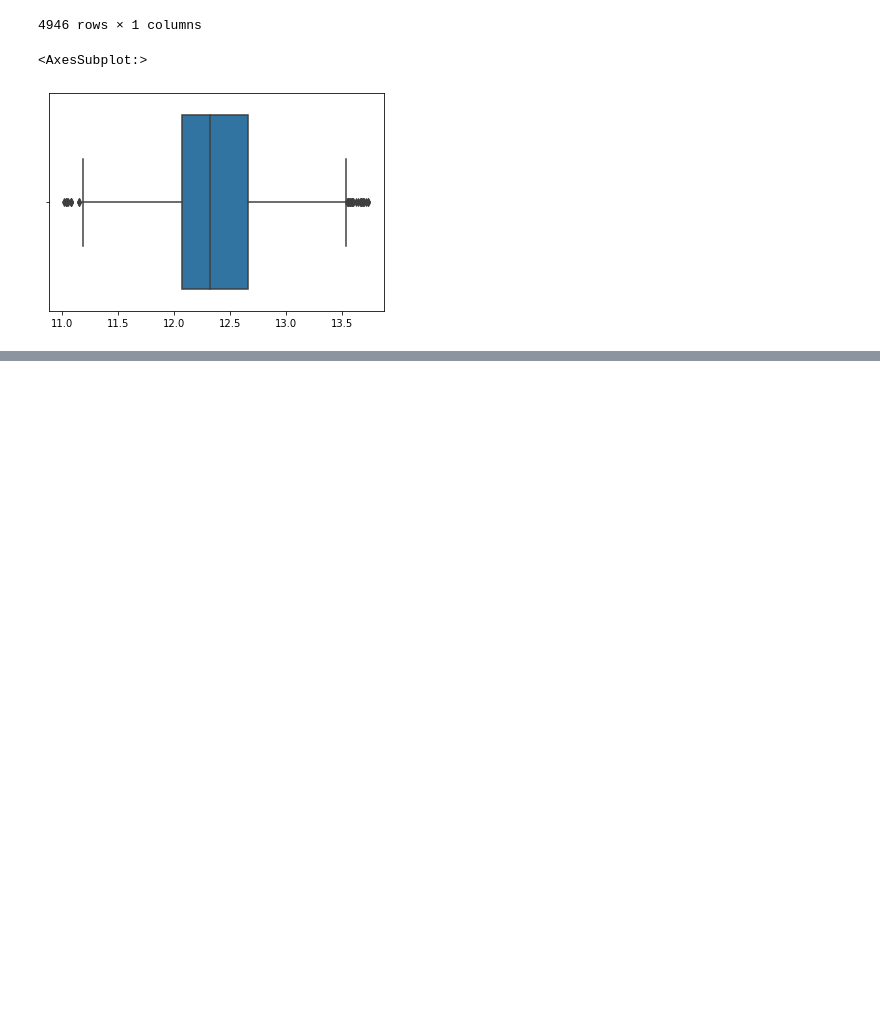
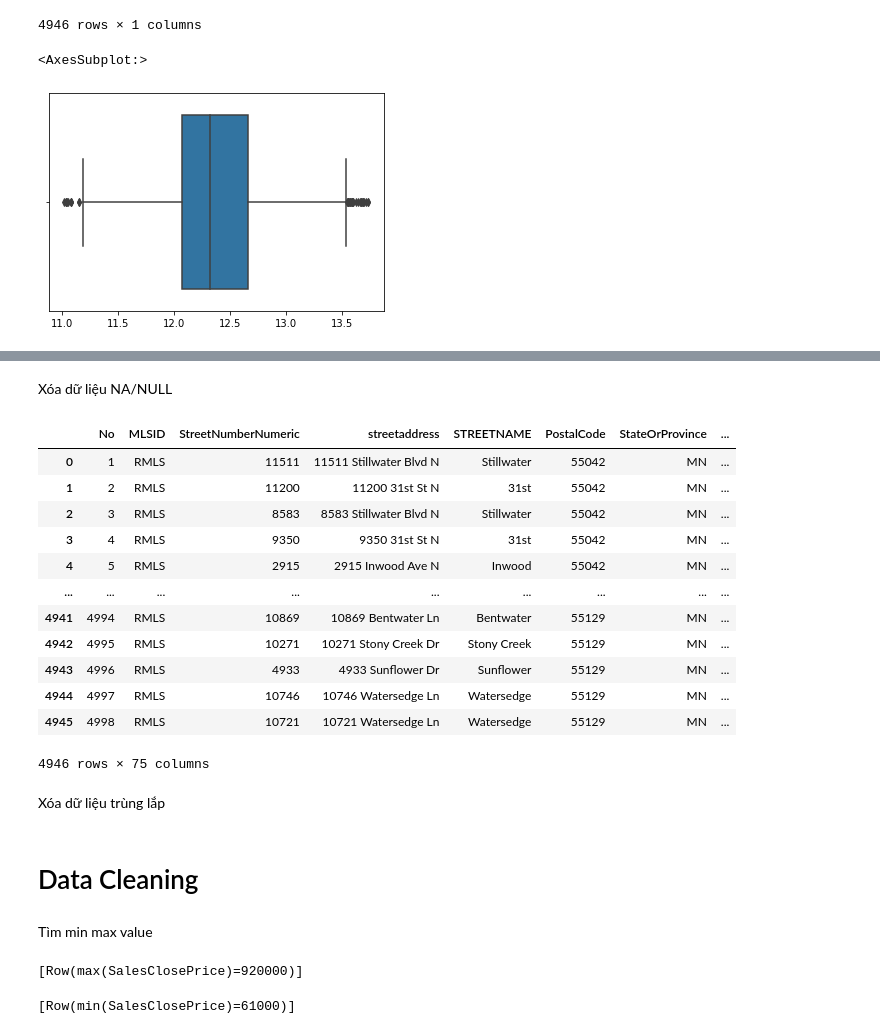
Before and after one commit to cuongpiger/CSC_Big_Data_in_Machine_Learning, a Jupyter notebook: Chapter 05. Data Pre-processing/demo.ipynb, the cells around one changed output, grey strips where cells are left out. Cells and saved outputs as stored; diff of their text form; code cells hidden in the pictures; blank space fills up the shorter version.

```diff
--- a/Chapter 05. Data Pre-processing/demo.ipynb
+++ b/Chapter 05. Data Pre-processing/demo.ipynb
@@ -162,0 +160,2 @@ ValueError: The truth value of a DataFrame is ambiguous. Use a.empty, a.bool(),
+# %% [markdown]
+Xóa dữ liệu NA/NULL
@@ -162,0 +166,30 @@ ValueError: The truth value of a DataFrame is ambiguous. Use a.empty, a.bool(),
+# %%
+df_sub.toPandas()
+# %% [output]
+|  | No | MLSID | StreetNumberNumeric | streetaddress | STREETNAME | PostalCode | StateOrProvince | ... |
+| 0 | 1 | RMLS | 11511 | 11511 Stillwater Blvd N | Stillwater | 55042 | MN | ... |
+| 1 | 2 | RMLS | 11200 | 11200 31st St N | 31st | 55042 | MN | ... |
+| 2 | 3 | RMLS | 8583 | 8583 Stillwater Blvd N | Stillwater | 55042 | MN | ... |
+| 3 | 4 | RMLS | 9350 | 9350 31st St N | 31st | 55042 | MN | ... |
+| 4 | 5 | RMLS | 2915 | 2915 Inwood Ave N | Inwood | 55042 | MN | ... |
+| ... | ... | ... | ... | ... | ... | ... | ... | ... |
+| 4941 | 4994 | RMLS | 10869 | 10869 Bentwater Ln | Bentwater | 55129 | MN | ... |
+| 4942 | 4995 | RMLS | 10271 | 10271 Stony Creek Dr | Stony Creek | 55129 | MN | ... |
+| 4943 | 4996 | RMLS | 4933 | 4933 Sunflower Dr | Sunflower | 55129 | MN | ... |
+| 4944 | 4997 | RMLS | 10746 | 10746 Watersedge Ln | Watersedge | 55129 | MN | ... |
+| 4945 | 4998 | RMLS | 10721 | 10721 Watersedge Ln | Watersedge | 55129 | MN | ... |
+4946 rows × 75 columns
+# %% [markdown]
+Xóa dữ liệu trùng lắp
+# %% [markdown]
+# Data Cleaning
+# %% [markdown]
+Tìm min max value
+# %%
+df_sub.agg({'SalesClosePrice': 'max'}).collect()
+# %% [output]
+[Row(max(SalesClosePrice)=920000)]
+# %%
+df_sub.agg({'SalesClosePrice': 'min'}).collect()
+# %% [output]
+[Row(min(SalesClosePrice)=61000)]
```
Also changed, not shown: parts of 23 cells of this notebook, 1 other file.
